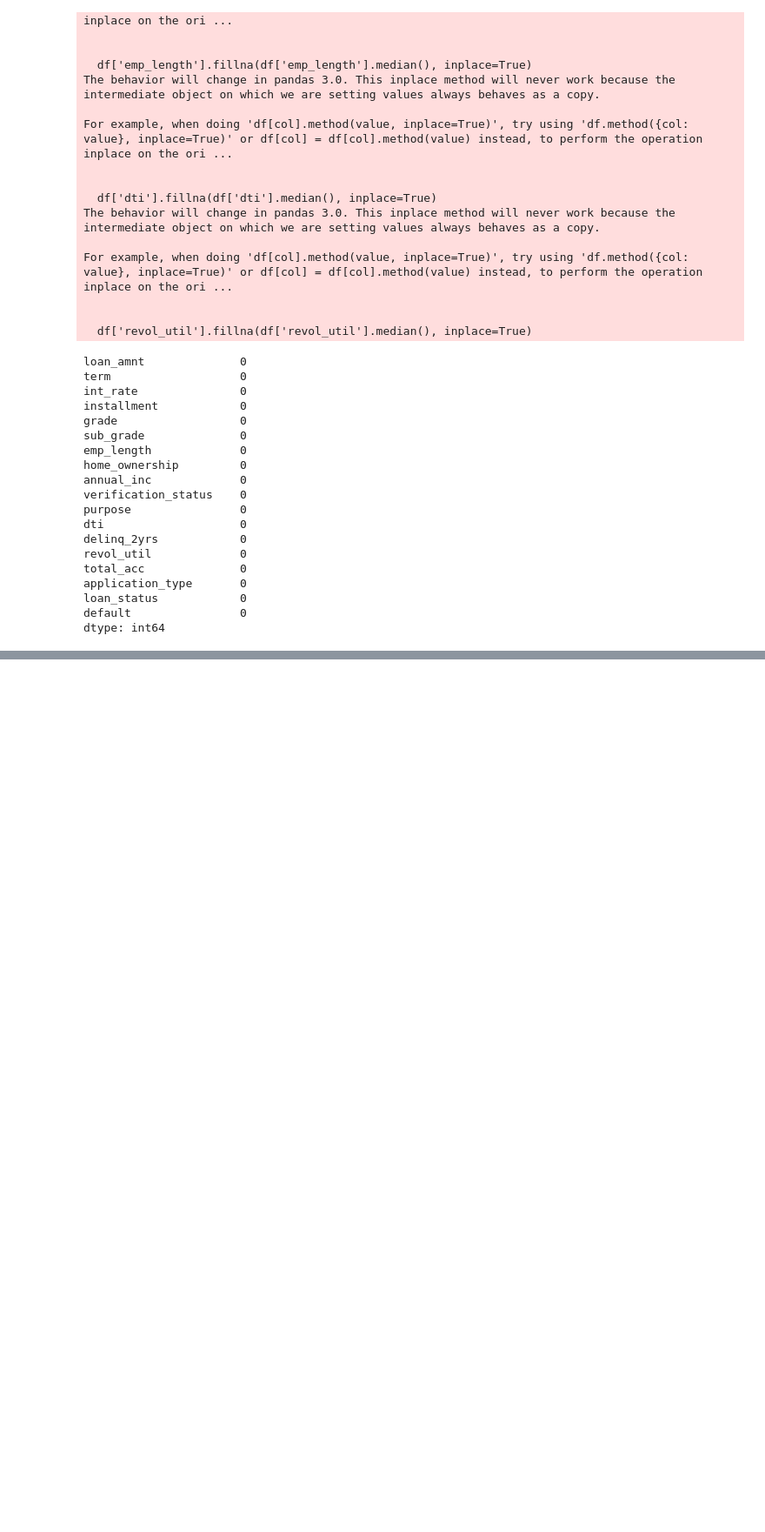
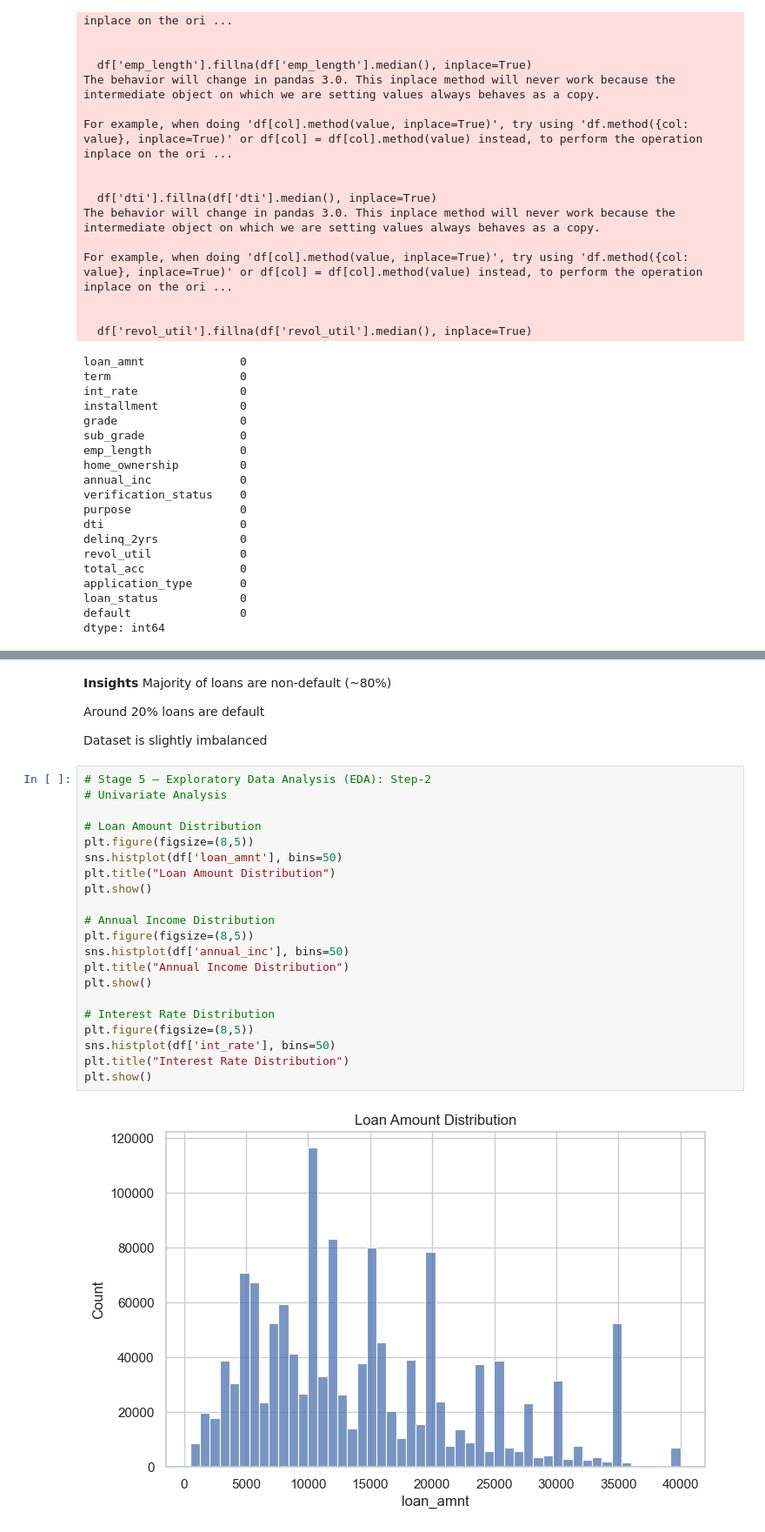
Before and after one commit to roshitha-nair/loan-default-risk-analysis, a Jupyter notebook: notebooks/loan_default_analysis.ipynb, the cells around one changed output, grey strips where cells are left out. Shown at 87% size. Saved outputs shown, nothing was run; the diff lists cells and outputs as text; blank space fills up the shorter version.

```diff
--- a/notebooks/loan_default_analysis.ipynb
+++ b/notebooks/loan_default_analysis.ipynb
@@ -343,0 +367,30 @@ dtype: int64
+# %% [markdown]
+**Insights**
+Majority of loans are non-default (~80%)
+
+Around 20% loans are default
+
+Dataset is slightly imbalanced
+# %%
+# Stage 5 — Exploratory Data Analysis (EDA): Step-2
+# Univariate Analysis
+
+# Loan Amount Distribution
+plt.figure(figsize=(8,5))
+sns.histplot(df['loan_amnt'], bins=50)
+plt.title("Loan Amount Distribution")
+plt.show()
+
+# Annual Income Distribution
+plt.figure(figsize=(8,5))
+sns.histplot(df['annual_inc'], bins=50)
+plt.title("Annual Income Distribution")
+plt.show()
+
+# Interest Rate Distribution
+plt.figure(figsize=(8,5))
+sns.histplot(df['int_rate'], bins=50)
+plt.title("Interest Rate Distribution")
+plt.show()
+# %% [output]
+[figure, added]
```
Also changed, not shown: parts of 8 cells of this notebook.
